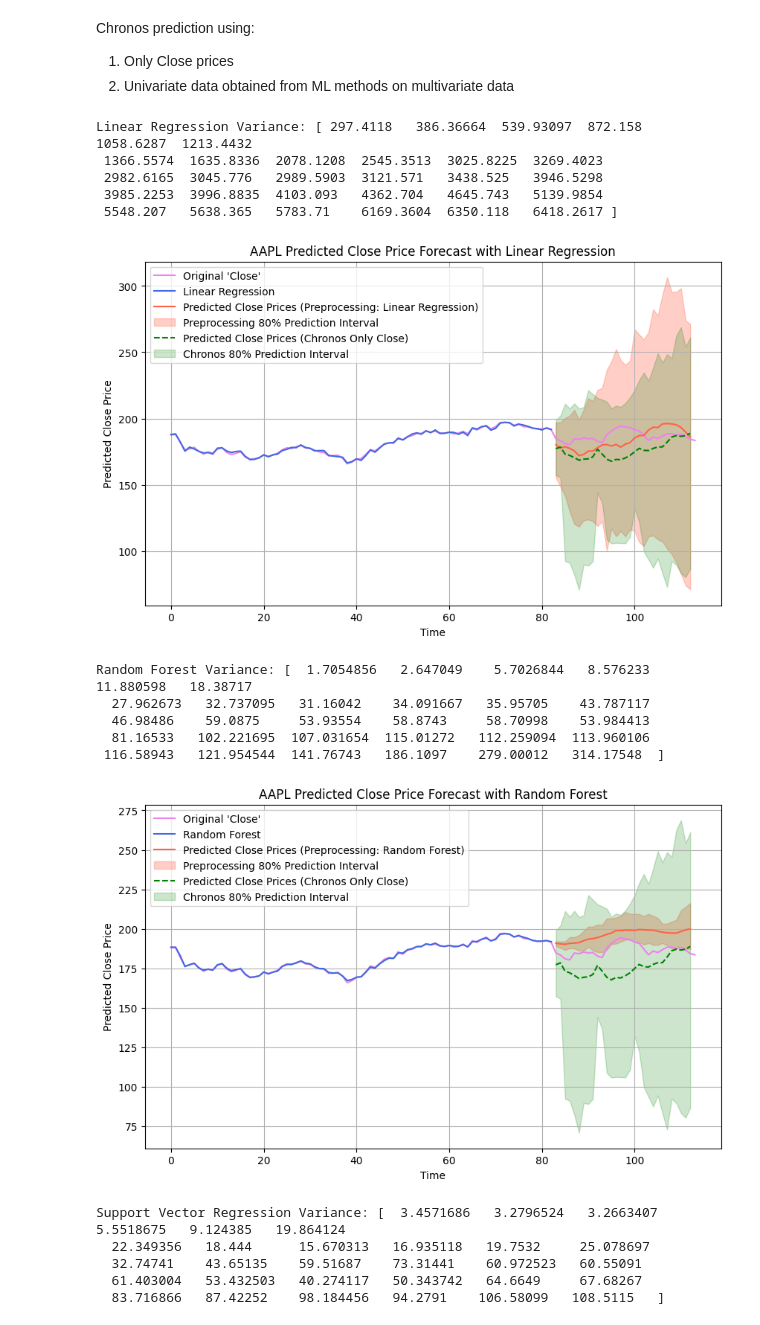
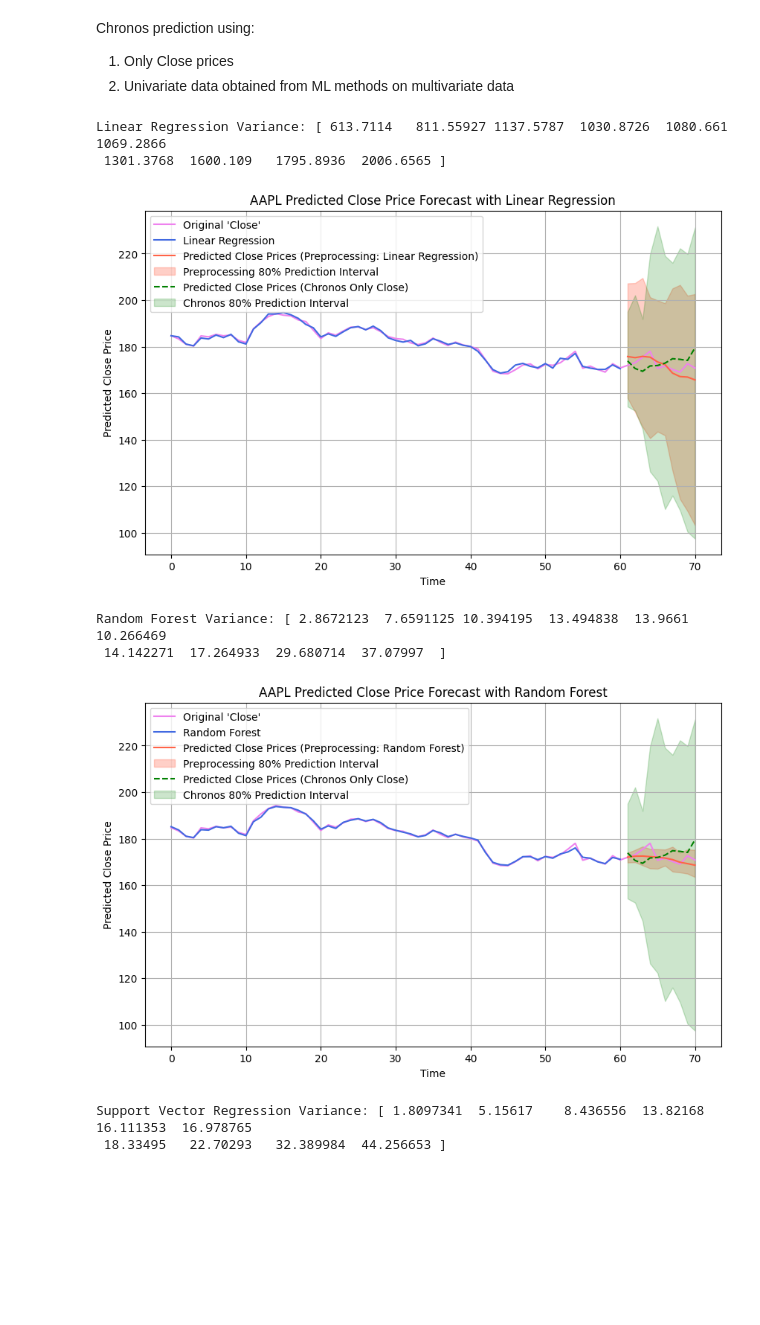
Before and after one commit to JackBstn/Chronos_multivariate, a Jupyter notebook: chronos_multivariate_preprocessing.ipynb, the cells around one changed output. Saved outputs shown, nothing was run; the diff lists cells and outputs as text; code cells hidden in the pictures; blank space fills up the shorter version.

```diff
--- a/chronos_multivariate_preprocessing.ipynb
+++ b/chronos_multivariate_preprocessing.ipynb
@@ -84,9 +84,10 @@ reset_seed()  # For reproducibility
 
 # Download data from Yahoo Finance (AAPL)
 symbol = "AAPL"
-data = yf.download(symbol, start="2023-09-01", end="2023-12-31", progress=False)
-data_to_predict = yf.download(symbol, start="2024-01-01", end="2024-02-15", progress=False)
-all_close_values = np.concatenate([data['Close'].values, data_to_predict['Close'].values])
+data = yf.download(symbol, start="2024-01-01", end="2024-03-31", progress=False)
+prediction_length = 10  # Number of days to predict
+close_values = data['Close'].values
+data_to_predict = close_values[-prediction_length:]
 
 # Standardize data
 scaler = StandardScaler()
@@ -146,17 +141,18 @@ results = {}
 
 # Chronos prediction using only Close prices
 forecast_close = pipeline.predict(
-    context=torch.tensor(data['Close'].values), prediction_length=30
+    context=torch.tensor(close_values), prediction_length=prediction_length
 )
 
 # Extract forecast statistics
-forecast_index_close = range(len(data['Close']), len(data['Close']) + 30)
+forecast_index_close = range(len(data['Close']), len(data['Close']) + prediction_length)
 low_close, median_close, high_close = np.quantile(forecast_close[0].numpy(), [0.1, 0.5, 0.9], axis=0)
 mean_forecast_close = np.mean(forecast_close[0].numpy(), axis=0)
 
 # Compute metrics for Chronos (Close-only)
-actual_values = data_to_predict['Close'].values[:30] # True values for comparison
+actual_values = data_to_predict # True values for comparison
 results["Chronos Only Close"] = compute_metrics(actual_values, mean_forecast_close, data['Close'].values.reshape(-1))
+all_close_values = np.concatenate([data['Close'].values, data_to_predict])
 
 # Chronos prediction using preprocessing methods
 methods = {
@@ -168,10 +164,10 @@ methods = {
 for title, close_prices in methods.items():
     # Step 1: Chronos prediction
     forecast = pipeline.predict(
-        context=torch.tensor(close_prices.values), prediction_length=30
+        context=torch.tensor(close_prices.values), prediction_length=prediction_length
     )
 
-    forecast_index = range(len(close_prices), len(close_prices) + 30)
+    forecast_index = range(len(close_prices), len(close_prices) + prediction_length)
     low, median, high = np.quantile(forecast[0].numpy(), [0.1, 0.5, 0.9], axis=0)
     mean_forecast = np.mean(forecast[0].numpy(), axis=0)
     variance_forecast = np.var(forecast[0].numpy(), axis=0)
@@ -201,7 +197,7 @@ for title, close_prices in methods.items():
     plt.ylabel("Predicted Close Price")
     plt.legend()
     plt.grid()
-    plt.savefig(f"{title.replace(' ', '_')}.png")
+    plt.savefig(f"Preprocessing_{title.replace(' ', '_')}.png")
     plt.show()
 
 
@@ -283,16 +270,16 @@ ml_results = {}
 
 # Chronos prediction using only Close prices
 forecast_close = pipeline.predict(
-    context=torch.tensor(data['Close'].values), prediction_length=30
+    context=torch.tensor(data['Close'].values), prediction_length=prediction_length
 )
 
 # Extract forecast statistics
-forecast_index_close = range(len(data['Close']), len(data['Close']) + 30)
+forecast_index_close = range(len(data['Close']), len(data['Close']) + prediction_length)
 low_close, median_close, high_close = np.quantile(forecast_close[0].numpy(), [0.1, 0.5, 0.9], axis=0)
 mean_forecast_close = np.mean(forecast_close[0].numpy(), axis=0)
 
 # Compute metrics for Chronos (Close-only)
-actual_values = data_to_predict['Close'].values[:30] # True values for comparison
+actual_values = data_to_predict # True values for comparison
 ml_results["Chronos Only Close"] = compute_metrics(actual_values, mean_forecast_close, data['Close'].values.reshape(-1))
 
 
@@ -305,17 +292,17 @@ for model_name, model in models.items():
 
     # Step 2: Forecasting con Chronos
     forecast = pipeline.predict(
-        context=torch.tensor(predicted_close), prediction_length=30
+        context=torch.tensor(predicted_close), prediction_length=prediction_length
     )
 
     # Extract forecast statistics
-    forecast_index = range(len(predicted_close), len(predicted_close) + 30)
+    forecast_index = range(len(predicted_close), len(predicted_close) + prediction_length)
     low, median, high = np.quantile(forecast[0].numpy(), [0.1, 0.5, 0.9], axis=0)
     mean_forecast = np.mean(forecast[0].numpy(), axis=0)
     variance_forecast = np.var(forecast[0].numpy(), axis=0)
+    all_close_values = np.concatenate([data['Close'].values, data_to_predict])
 
     # Store metrics in the results dictionary
-    actual_values = data_to_predict['Close'].values[:30]  # True values for comparison
     ml_results[model_name] = compute_metrics(actual_values, mean_forecast, predicted_close.reshape(-1))
 
     print(f"{model_name} Variance: {variance_forecast}")
@@ -325,48 +312,39 @@ for model_name, model in models.items():
     plt.plot(all_close_values, color="violet", label="Original 'Close'")  # Original Close Prices
     plt.plot(predicted_close, color="royalblue", label=f"{model_name}")  # Predicted Close
 
     # Predicted Close Prices using Chronos forecast
     plt.plot(forecast_index, mean_forecast, color="tomato", label=f"Predicted Close Prices (Preprocessing: {model_name})")
     plt.fill_between(forecast_index, low, high, color="tomato", alpha=0.3, label="Preprocessing 80% Prediction Interval")
 
     # Add Chronos-only Close prediction
     plt.plot(forecast_index_close, mean_forecast_close, color="green", linestyle="dashed",
             label="Predicted Close Prices (Chronos Only Close)")
     plt.fill_between(forecast_index_close, low_close, high_close, color="green", alpha=0.2, label="Chronos 80% Prediction Interval")
 
     plt.title(f"{symbol} Predicted Close Price Forecast with {model_name}")
     plt.xlabel("Time")
     plt.ylabel("Predicted Close Price")
     plt.legend()
     plt.grid()
-    plt.savefig(f"{model_name.replace(' ', '_')}.png")
+    plt.savefig(f"Preprocessing_{model_name.replace(' ', '_')}.png")
     plt.show()
 
 # Convert results for ML models to DataFrame
 ml_results_df = pd.DataFrame(ml_results).T
 print("PERFORMANCE METRICS (ML Models):")
 print(ml_results_df)
 
 # Compute relative performance for ML models
 relative_scores_ml = agg_relative_score(ml_results_df.iloc[1:], ml_results_df.iloc[0])  # Exclude Chronos Only Close as baseline
 print("-------------------------------------------------")
 print("SCALING PERFORMANCE (ML Models vs Chronos Only Close):")
 print(relative_scores_ml)
 # %% [output]
-Linear Regression Variance: [ 297.4118   386.36664  539.93097  872.158   1058.6287  1213.4432
- 1366.5574  1635.8336  2078.1208  2545.3513  3025.8225  3269.4023
- 2982.6165  3045.776   2989.5903  3121.571   3438.525   3946.5298
- 3985.2253  3996.8835  4103.093   4362.704   4645.743   5139.9854
- 5548.207   5638.365   5783.71    6169.3604  6350.118   6418.2617 ]
+Linear Regression Variance: [ 613.7114   811.55927 1137.5787  1030.8726  1080.661   1069.2866
+ 1301.3768  1600.109   1795.8936  2006.6565 ]
-[figure, old version]
+[figure, new version]
-Random Forest Variance: [  1.7054856   2.647049    5.7026844   8.576233   11.880598   18.38717
-  27.962673   32.737095   31.16042    34.091667   35.95705    43.787117
-  46.98486    59.0875     53.93554    58.8743     58.70998    53.984413
-  81.16533   102.221695  107.031654  115.01272   112.259094  113.960106
- 116.58943   121.954544  141.76743   186.1097    279.00012   314.17548  ]
+Random Forest Variance: [ 2.8672123  7.6591125 10.394195  13.494838  13.9661    10.266469
+ 14.142271  17.264933  29.680714  37.07997  ]
-[figure, old version]
+[figure, new version]
-Support Vector Regression Variance: [  3.4571686   3.2796524   3.2663407   5.5518675   9.124385   19.864124
-  22.349356   18.444      15.670313   16.935118   19.7532     25.078697
-  32.74741    43.65135    59.51687    73.31441    60.972523   60.55091
-  61.403004   53.432503   40.274117   50.343742   64.6649     67.68267
-  83.716866   87.42252    98.184456   94.2791    106.58099   108.5115   ]
+Support Vector Regression Variance: [ 1.8097341  5.15617    8.436556  13.82168   16.111353  16.978765
+ 18.33495   22.70293   32.389984  44.256653 ]
```
Also changed, not shown: parts of 4 cells of this notebook, 6 other files.
